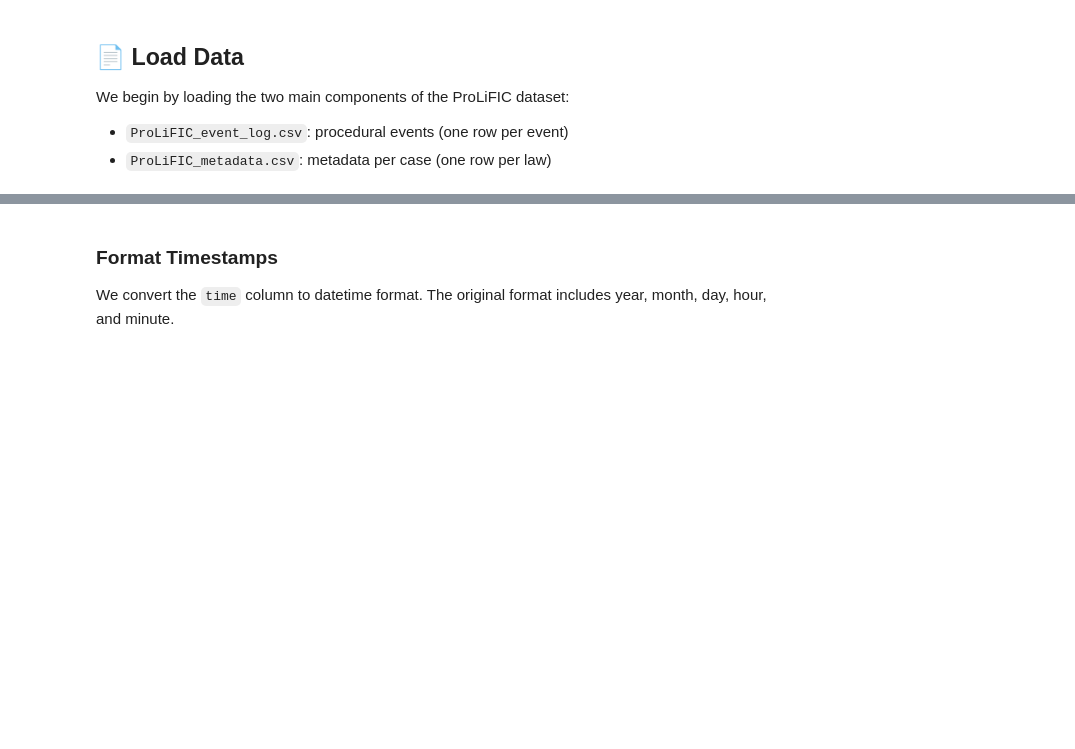
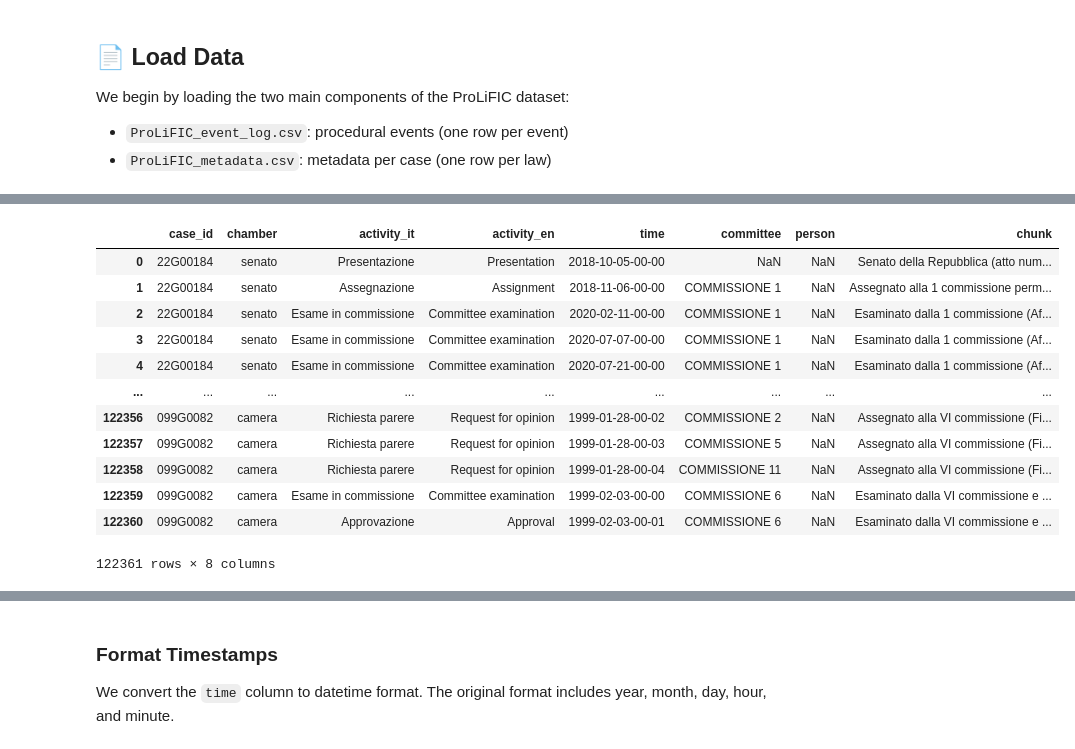
Before and after one commit to matildeec/ProLiFIC, a Jupyter notebook: ProLiFIC_EDA.ipynb, the cells around one changed output, grey strips where cells are left out. Cells and saved outputs as stored; diff of their text form; code cells hidden in the pictures; blank space fills up the shorter version.

```diff
--- a/ProLiFIC_EDA.ipynb
+++ b/ProLiFIC_EDA.ipynb
@@ -47,5 +85,11 @@ We begin by loading the two main components of the ProLiFIC dataset:
 - `ProLiFIC_metadata.csv`: metadata per case (one row per law)
 # %%
 # Load event log and metadata
-event_log = pd.read_csv('data/ProLiFIC_event_log.csv', index_col=False)
-metadata = pd.read_csv('data/ProLiFIC_metadata.csv', index_col=False)
+#If running on local files
+#event_log = pd.read_csv('data/ProLiFIC_event_log.csv', index_col=False)
+#metadata = pd.read_csv('data/ProLiFIC_metadata.csv', index_col=False)
+
+#If running using remote files on github
+github_path="https://github.com/matildeec/ProLiFIC/raw/refs/heads/main/"
+event_log = pd.read_csv(github_path+'data/ProLiFIC_event_log.csv', index_col=False)
+metadata = pd.read_csv(github_path+'data/ProLiFIC_metadata.csv', index_col=False)
@@ -51,0 +114,16 @@ metadata = pd.read_csv('data/ProLiFIC_metadata.csv', index_col=False)
+# %%
+event_log
+# %% [output]
+|  | case_id | chamber | activity_it | activity_en | time | committee | person | chunk |
+| 0 | 22G00184 | senato | Presentazione | Presentation | 2018-10-05-00-00 | NaN | NaN | Senato della Repubblica (atto num... |
+| 1 | 22G00184 | senato | Assegnazione | Assignment | 2018-11-06-00-00 | COMMISSIONE 1 | NaN | Assegnato alla 1 commissione perm... |
+| 2 | 22G00184 | senato | Esame in commissione | Committee examination | 2020-02-11-00-00 | COMMISSIONE 1 | NaN | Esaminato dalla 1 commissione (Af... |
+| 3 | 22G00184 | senato | Esame in commissione | Committee examination | 2020-07-07-00-00 | COMMISSIONE 1 | NaN | Esaminato dalla 1 commissione (Af... |
+| 4 | 22G00184 | senato | Esame in commissione | Committee examination | 2020-07-21-00-00 | COMMISSIONE 1 | NaN | Esaminato dalla 1 commissione (Af... |
+| ... | ... | ... | ... | ... | ... | ... | ... | ... |
+| 122356 | 099G0082 | camera | Richiesta parere | Request for opinion | 1999-01-28-00-02 | COMMISSIONE 2 | NaN | Assegnato alla VI commissione (Fi... |
+| 122357 | 099G0082 | camera | Richiesta parere | Request for opinion | 1999-01-28-00-03 | COMMISSIONE 5 | NaN | Assegnato alla VI commissione (Fi... |
+| 122358 | 099G0082 | camera | Richiesta parere | Request for opinion | 1999-01-28-00-04 | COMMISSIONE 11 | NaN | Assegnato alla VI commissione (Fi... |
+| 122359 | 099G0082 | camera | Esame in commissione | Committee examination | 1999-02-03-00-00 | COMMISSIONE 6 | NaN | Esaminato dalla VI commissione e ... |
+| 122360 | 099G0082 | camera | Approvazione | Approval | 1999-02-03-00-01 | COMMISSIONE 6 | NaN | Esaminato dalla VI commissione e ... |
+122361 rows × 8 columns
```
Also changed, not shown: parts of 6 cells of this notebook.
